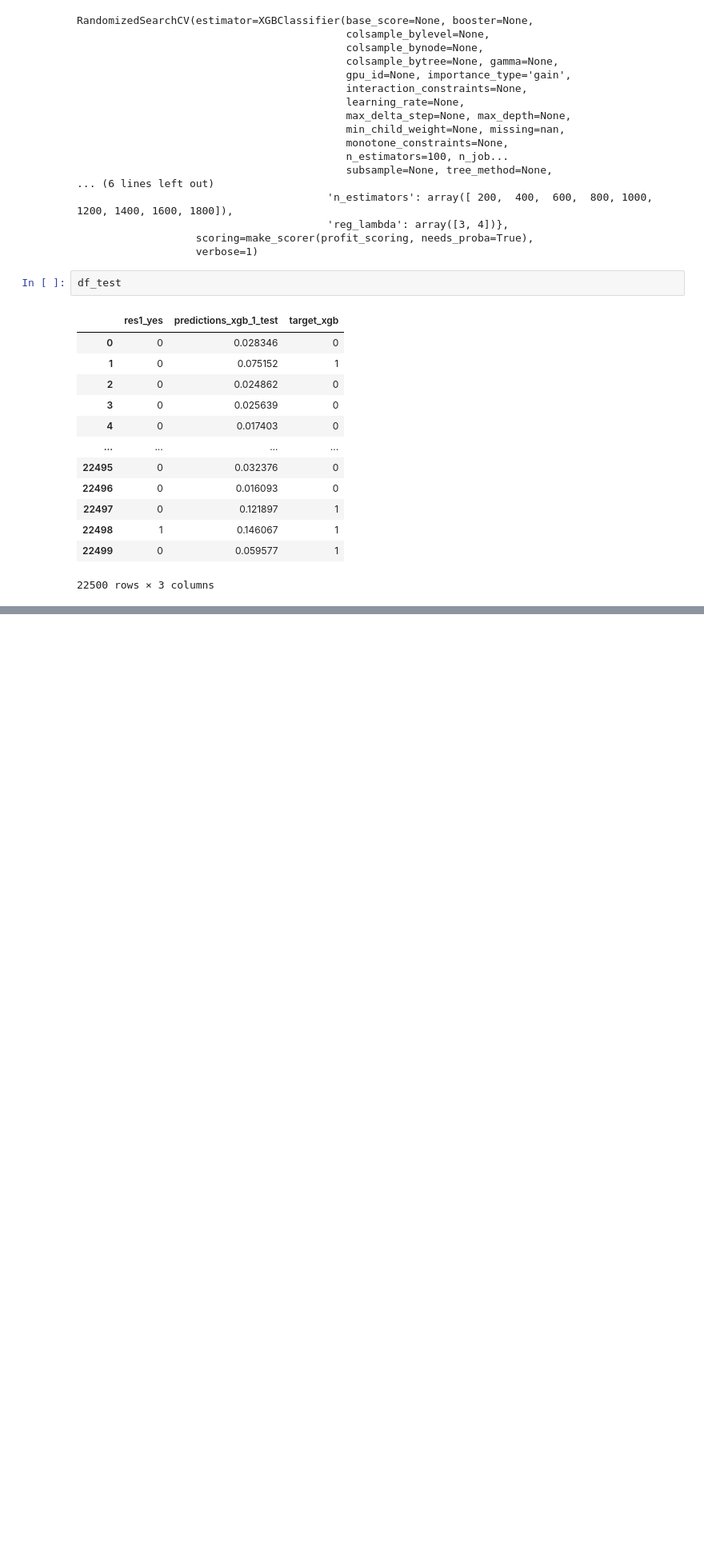
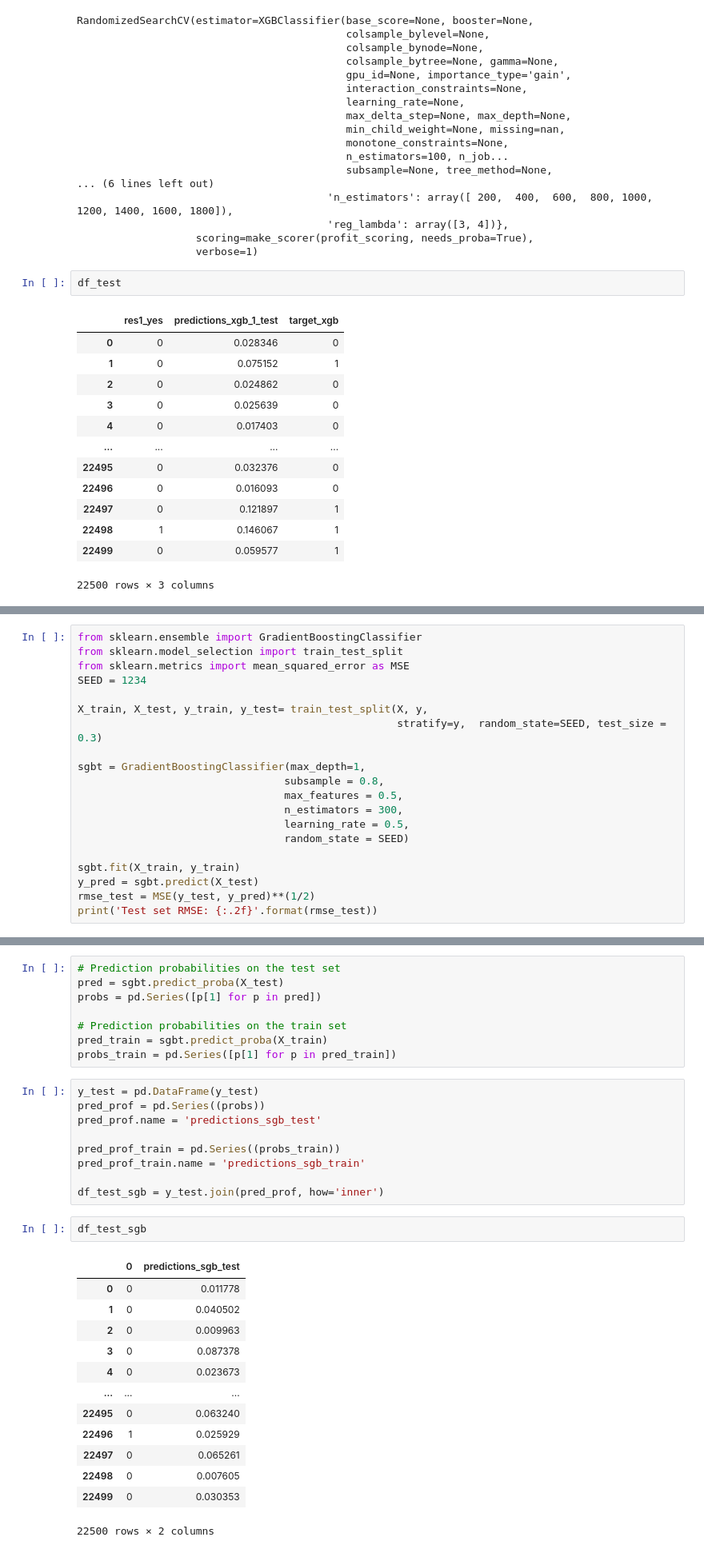
Before and after one commit to sauravjayan/Intuit-Quickbooks-Redux, a Jupyter notebook: intuit-redux.ipynb, the cells around one changed output, grey strips where cells are left out. Shown: that part at 80% size. Cells and saved outputs as stored; diff of their text form; blank space fills up the shorter version.

Commit message:
SGBT_final

```diff
--- a/intuit-redux.ipynb
+++ b/intuit-redux.ipynb
@@ -312,0 +758,20 @@ df_test
+# %%
+from sklearn.ensemble import GradientBoostingClassifier
+from sklearn.model_selection import train_test_split
+from sklearn.metrics import mean_squared_error as MSE
+SEED = 1234
+
+X_train, X_test, y_train, y_test= train_test_split(X, y,
+                                                   stratify=y,  random_state=SEED, test_size = 0.3)
+
+sgbt = GradientBoostingClassifier(max_depth=1,
+                                 subsample = 0.8,
+                                 max_features = 0.5,
+                                 n_estimators = 300,
+                                 learning_rate = 0.5,
+                                 random_state = SEED)
+
+sgbt.fit(X_train, y_train)
+y_pred = sgbt.predict(X_test)
+rmse_test = MSE(y_test, y_pred)**(1/2)
+print('Test set RMSE: {:.2f}'.format(rmse_test))
@@ -312,0 +791,33 @@ df_test
+# %%
+# Prediction probabilities on the test set
+pred = sgbt.predict_proba(X_test)
+probs = pd.Series([p[1] for p in pred])
+
+# Prediction probabilities on the train set
+pred_train = sgbt.predict_proba(X_train)
+probs_train = pd.Series([p[1] for p in pred_train])
+# %%
+y_test = pd.DataFrame(y_test)
+pred_prof = pd.Series((probs))
+pred_prof.name = 'predictions_sgb_test'
+
+pred_prof_train = pd.Series((probs_train))
+pred_prof_train.name = 'predictions_sgb_train'
+
+df_test_sgb = y_test.join(pred_prof, how='inner')
+# %%
+df_test_sgb
+# %% [output]
+|  | 0 | predictions_sgb_test |
+| 0 | 0 | 0.011778 |
+| 1 | 0 | 0.040502 |
+| 2 | 0 | 0.009963 |
+| 3 | 0 | 0.087378 |
+| 4 | 0 | 0.023673 |
+| ... | ... | ... |
+| 22495 | 0 | 0.063240 |
+| 22496 | 1 | 0.025929 |
+| 22497 | 0 | 0.065261 |
+| 22498 | 0 | 0.007605 |
+| 22499 | 0 | 0.030353 |
+22500 rows × 2 columns
```
Also changed, not shown: parts of 53 cells of this notebook.
